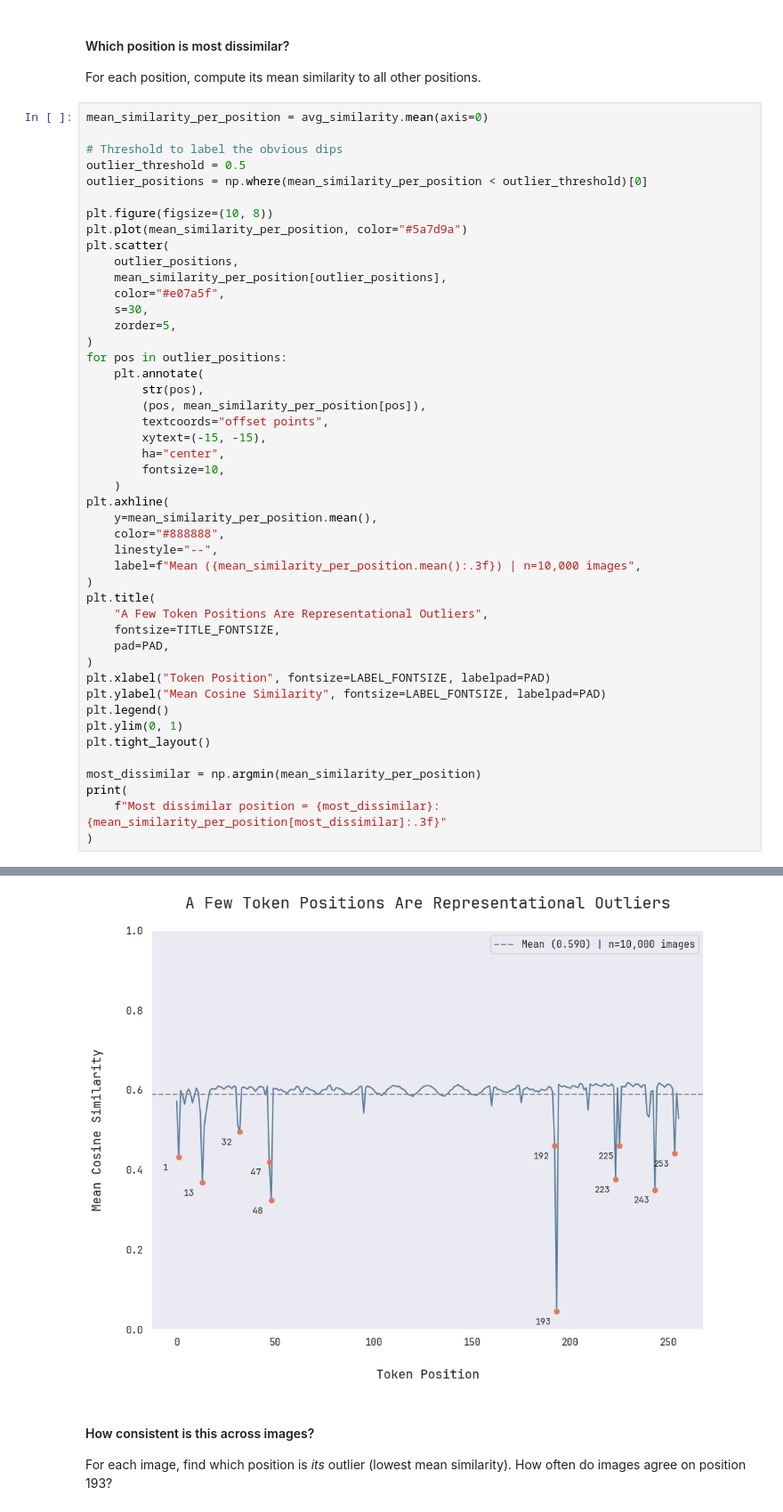
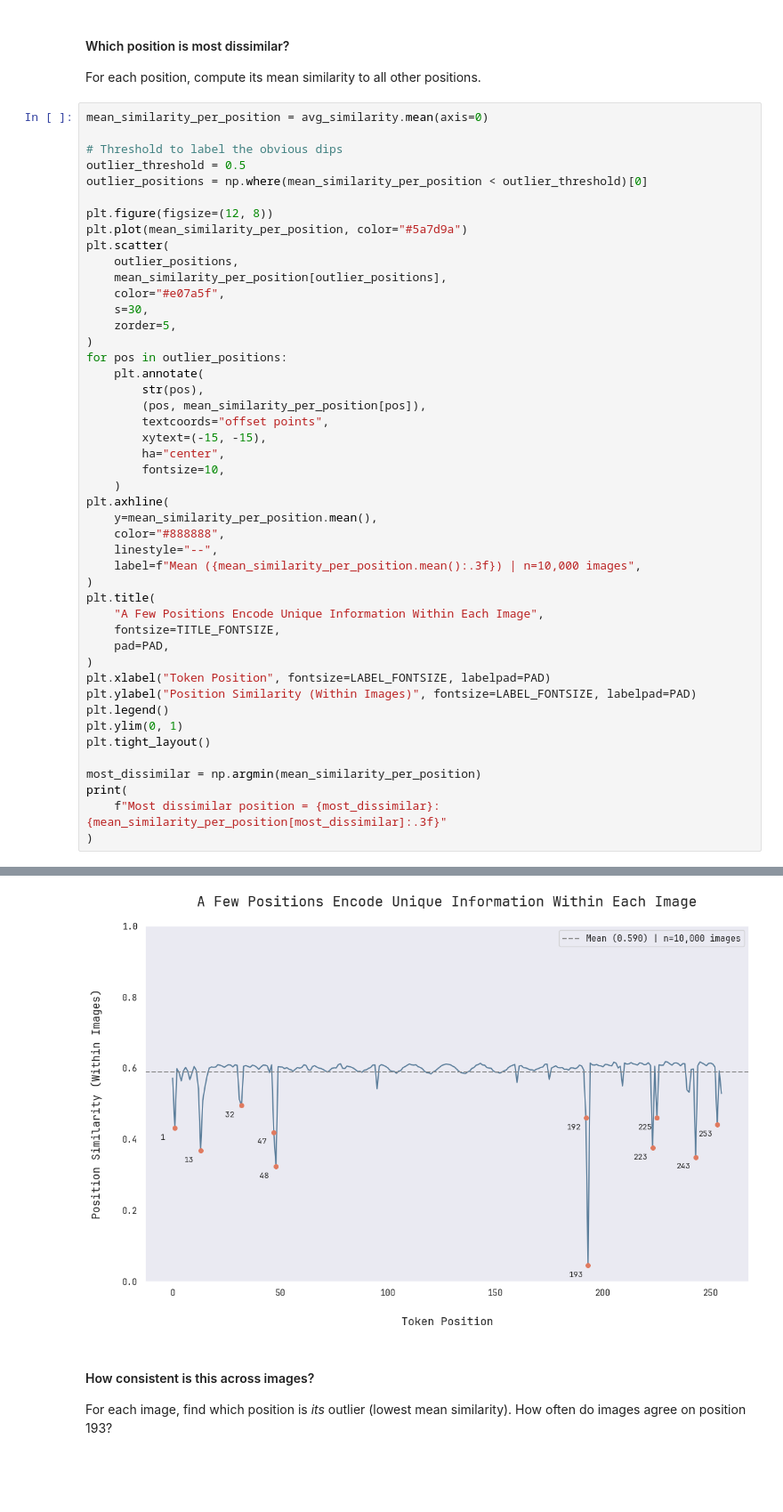
Before and after one commit to jacob-danner/dissecting-vlm, a Jupyter notebook: research/1_finding_outlier_positions.ipynb, the cells around one changed output, grey strips where cells are left out. Shown at 89% size. Cells and saved outputs as stored; diff of their text form; blank space fills up the shorter version.

Commit message:
feat: update notebook 1 plot phrasing

```diff
--- a/research/1_finding_outlier_positions.ipynb
+++ b/research/1_finding_outlier_positions.ipynb
@@ -103,7 +103,7 @@ mean_similarity_per_position = avg_similarity.mean(axis=0)
 outlier_threshold = 0.5
 outlier_positions = np.where(mean_similarity_per_position < outlier_threshold)[0]
 
-plt.figure(figsize=(10, 8))
+plt.figure(figsize=(12, 8))
 plt.plot(mean_similarity_per_position, color="#5a7d9a")
 plt.scatter(
     outlier_positions,
@@ -115,36 +115,36 @@ plt.scatter(
 for pos in outlier_positions:
     plt.annotate(
         str(pos),
         (pos, mean_similarity_per_position[pos]),
         textcoords="offset points",
         xytext=(-15, -15),
         ha="center",
         fontsize=10,
     )
 plt.axhline(
     y=mean_similarity_per_position.mean(),
     color="#888888",
     linestyle="--",
     label=f"Mean ({mean_similarity_per_position.mean():.3f}) | n=10,000 images",
 )
 plt.title(
-    "A Few Token Positions Are Representational Outliers",
+    "A Few Positions Encode Unique Information Within Each Image",
     fontsize=TITLE_FONTSIZE,
     pad=PAD,
 )
 plt.xlabel("Token Position", fontsize=LABEL_FONTSIZE, labelpad=PAD)
-plt.ylabel("Mean Cosine Similarity", fontsize=LABEL_FONTSIZE, labelpad=PAD)
+plt.ylabel("Position Similarity (Within Images)", fontsize=LABEL_FONTSIZE, labelpad=PAD)
 plt.legend()
 plt.ylim(0, 1)
 plt.tight_layout()
 
 most_dissimilar = np.argmin(mean_similarity_per_position)
 print(
     f"Most dissimilar position = {most_dissimilar}: {mean_similarity_per_position[most_dissimilar]:.3f}"
 )
 # %% [output]
 Most dissimilar position = 193: 0.046
-[figure, old version]
+[figure, new version]
 # %% [markdown]
 #### How consistent is this across images?
 
```
